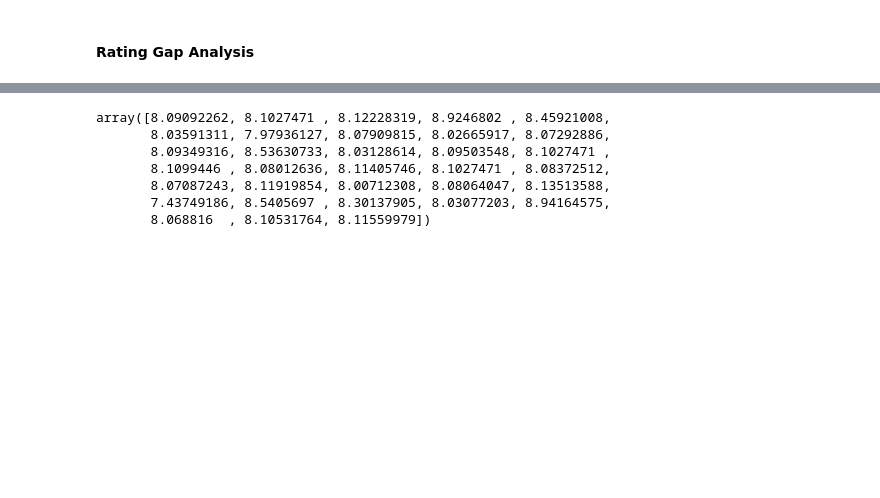
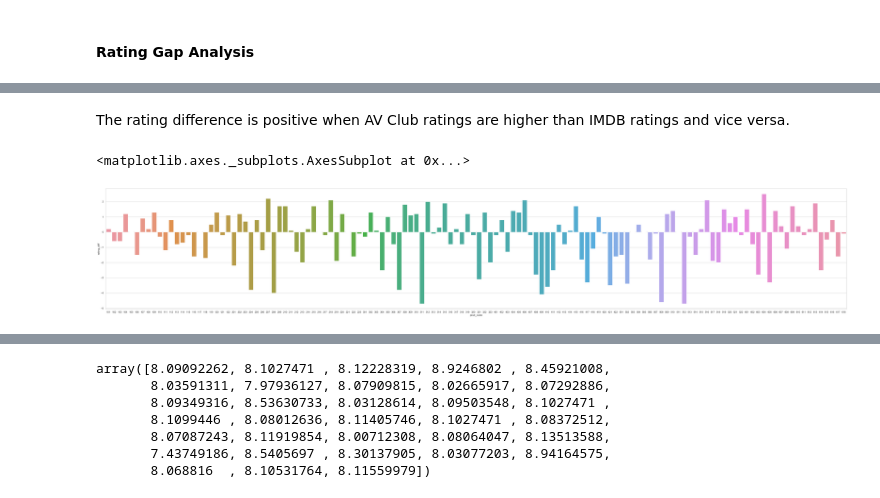
Before and after one commit to jagrutijoshi2603/Python-for-Data-Science-Project, a Jupyter notebook: Project.ipynb, the cells around one changed output, grey strips where cells are left out. Saved outputs shown, nothing was run; the diff lists cells and outputs as text; code cells hidden in the pictures; blank space fills up the shorter version.

```diff
--- a/Project.ipynb
+++ b/Project.ipynb
@@ -603,0 +617,13 @@ plt.legend()
+# %%
+# create rating difference
+combined['rating_diff'] = combined['avclub_rating'] - combined['imdb_rating']
+combined['rating_diff_flag'] = np.where(combined['rating_diff']<0,'users rated higher','users rated lower/same')
+# %% [markdown]
+The rating difference is positive when AV Club ratings are higher than IMDB ratings and vice versa.
+# %%
+# rating difference by season and episode
+fig, ax = plt.subplots(1,1,figsize=(60,10))
+sns.barplot(x="prod_code", y="rating_diff", data=combined.groupby(['prod_code']).sum().reset_index())
+# %% [output]
+<matplotlib.axes._subplots.AxesSubplot at 0x...>
+[figure, added]
```
Also changed, not shown: parts of 15 cells of this notebook.
